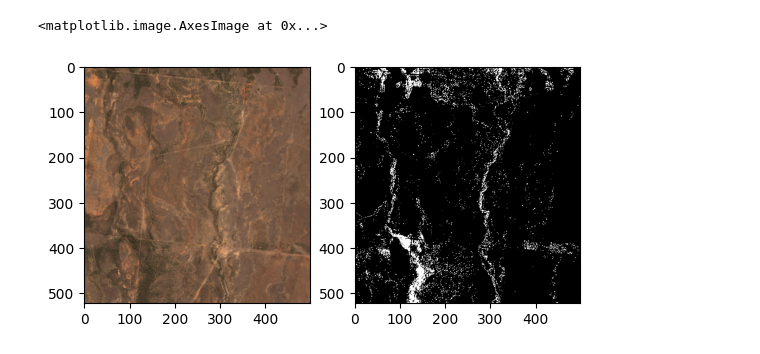
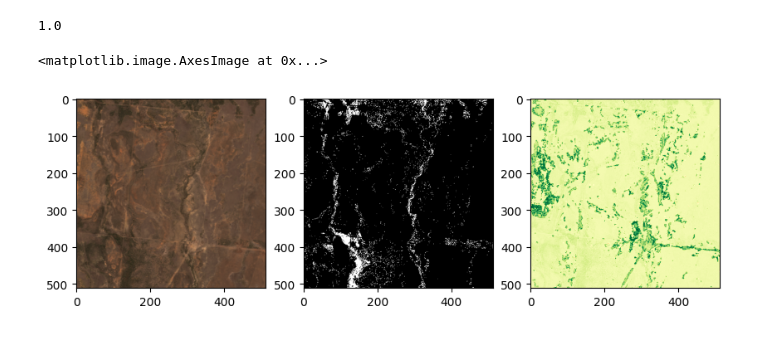
Before and after one commit to theoway/sentinel-tree-segmentation, a Jupyter notebook: notebooks/training.ipynb, the cells around one changed output. Saved outputs shown, nothing was run; the diff lists cells and outputs as text; code cells hidden in the pictures.

```diff
--- a/notebooks/training.ipynb
+++ b/notebooks/training.ipynb
@@ -13,2 +26,4 @@ label.shape
+# %%
+img[..., 0 : 3] /= 255
 # %%
 img_rgb = img[..., [2,1,0]]
@@ -19,3 +30,10 @@ img_rgb.shape
+# %%
+img_rgb = img_rgb.astype(int)
+# %%
+ndvi = img[..., -1]
+ndvi = np.clip(ndvi, -1, 1)
+# %% [output]
+1.0
 # %%
 mask = np.where(label >= 35, 1, 0)
 # %%
@@ -25,12 +41,16 @@ import matplotlib.pyplot as plt
+# %%
+m = interpolate(m, (512, 512))
 # %%
-fig = plt.figure()
-ax1 = fig.add_subplot(1,2,1)
-ax1.imshow(img_rgb * 3)
-ax2 = fig.add_subplot(1,2,2)
+fig = plt.figure(figsize = (10, 10))
+ax1 = fig.add_subplot(1,3,1)
+ax1.imshow(img_rgb)
+ax2 = fig.add_subplot(1,3,2)
 ax2.imshow(m, cmap = 'gray')
+ax3 = fig.add_subplot(1,3,3)
+ax3.imshow(ndvi, cmap = 'RdYlGn')
 # %% [output]
 <matplotlib.image.AxesImage at 0x...>
-[figure, old version]
+[figure, new version]
 # %%
 import numpy as np
 import torch
```
Also changed, not shown: parts of 24 cells of this notebook, 7 other files.
